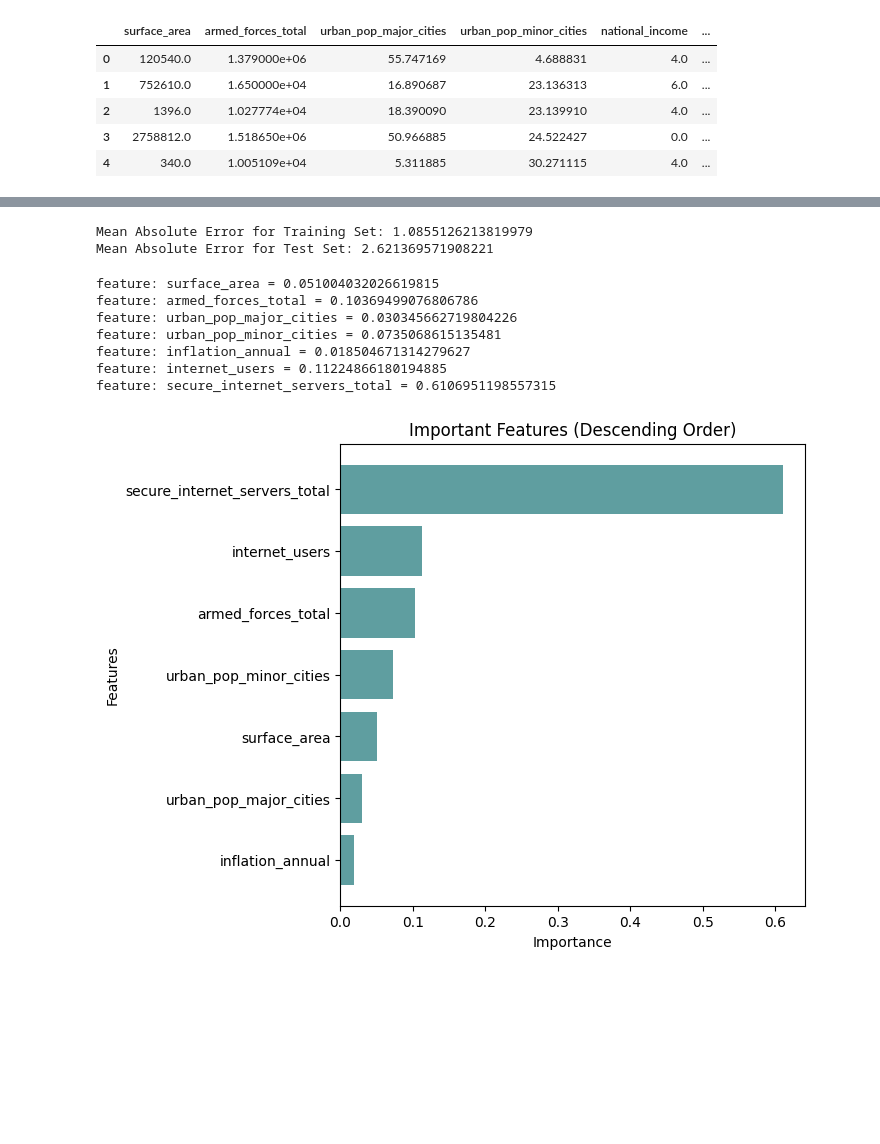
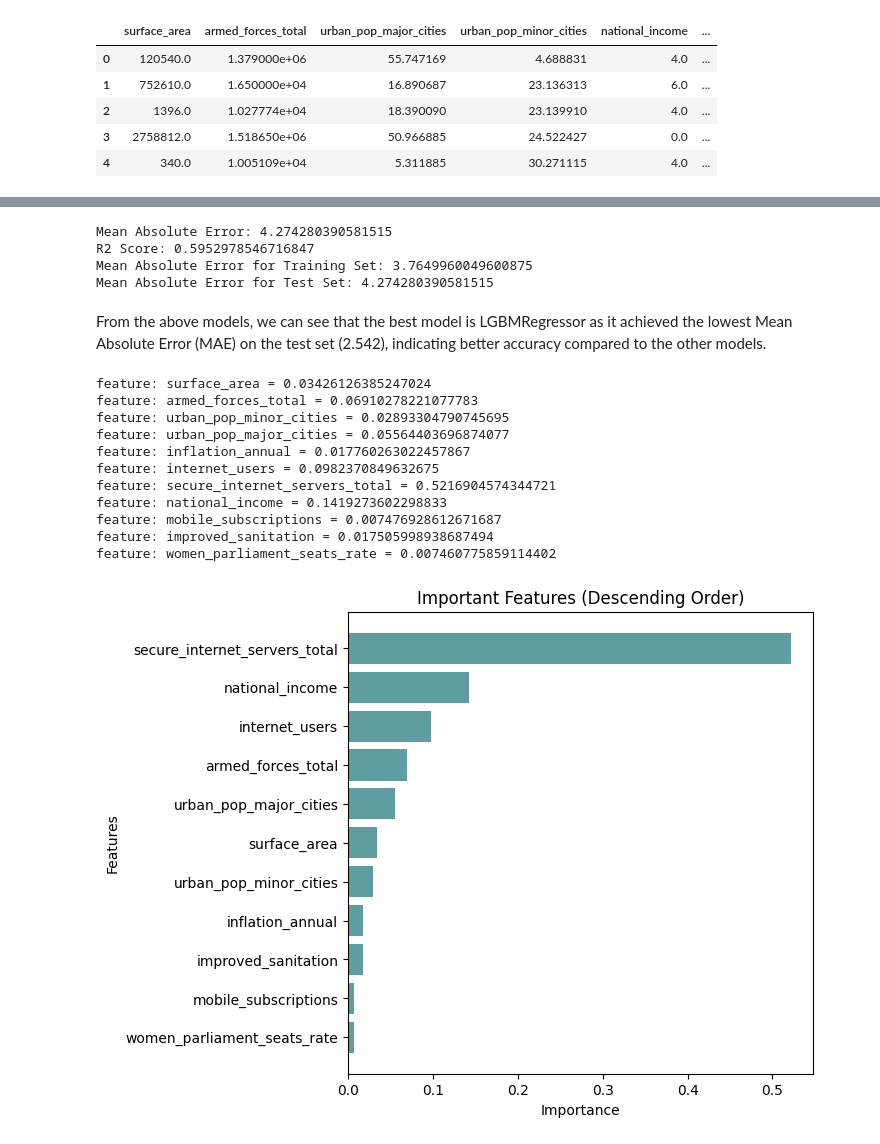
Before and after one commit to burakbinmunir/Life_Expectancy, a Jupyter notebook: l201302_assignment02.ipynb, the cells around one changed output, grey strips where cells are left out. Cells and saved outputs as stored; diff of their text form; code cells hidden in the pictures; blank space fills up the shorter version.

```diff
--- a/l201302_assignment02.ipynb
+++ b/l201302_assignment02.ipynb
@@ -492,6 +515,20 @@ data_copy = scaler.fit_transform(data_copy)
+# %%
+# now we will standardize the columns in original data from data_copy
+data_copy = pd.DataFrame(data_copy, columns=['surface_area', 'armed_forces_total', 'urban_pop_minor_cities',
+                                             'urban_pop_major_cities', 'inflation_annual', 'internet_users',
+                                             'secure_internet_servers_total'])
+
+# Add back the columns that were not standardized
+data_copy = pd.concat([data_copy, data[cols]], axis=1)
 # %%
+# Train Test Split
+
 # train test split
+data_copy.drop('life_expectancy', axis=1, inplace=True)
+
 X = data_copy
 y = data['life_expectancy']
 
 X_train, X_test, y_train, y_test = train_test_split(X, y, test_size=0.2, random_state=42)
+print("Training Set Dimensions: ", X_train.shape, y_train.shape)
+print("Testing Set Dimensions: ", X_test.shape, y_test.shape)
@@ -513,7 +615,25 @@ R2 Score: 0.7408323220287585
 # %%
+# Apply Bayesian Ridge Regressor
+
+br = BayesianRidge()
+br.fit(X_train, y_train)
+y_pred = br.predict(X_test)
+
+mae = mean_absolute_error(y_test, y_pred)
+print("Mean Absolute Error:", mae)
+
+r2 = r2_score(y_test, y_pred)
+print("R2 Score:", r2)
+
 # Measure mean absolute error for training and validation sets
-print('Mean Absolute Error for Training Set:', mean_absolute_error(y_train, rf.predict(X_train)))
-print('Mean Absolute Error for Test Set:', mean_absolute_error(y_test, rf.predict(X_test)))
+print('Mean Absolute Error for Training Set:', mean_absolute_error(y_train, br.predict(X_train)))
+print('Mean Absolute Error for Test Set:', mean_absolute_error(y_test, br.predict(X_test)))
 # %% [output]
-Mean Absolute Error for Training Set: 1.0855126213819979
-Mean Absolute Error for Test Set: 2.621369571908221
+Mean Absolute Error: 4.274280390581515
+R2 Score: 0.5952978546716847
+Mean Absolute Error for Training Set: 3.7649960049600875
+Mean Absolute Error for Test Set: 4.274280390581515
+# %% [markdown]
+From the above models, we can see that the best model is LGBMRegressor
+as it achieved the lowest Mean Absolute Error (MAE) on the test set (2.542),
+indicating better accuracy compared to the other models.
@@ -520,32 +644,36 @@ Mean Absolute Error for Test Set: 2.621369571908221
 # %%
 # important features for random forest regressor
-for name, importance in zip(with_out_col_data.columns, rf.feature_importances_):
+for name, importance in zip(data_copy.columns, rf.feature_importances_):
     print('feature:', name, "=", importance)
 # %% [output]
-feature: surface_area = 0.051004032026619815
-feature: armed_forces_total = 0.10369499076806786
-feature: urban_pop_major_cities = 0.030345662719804226
-feature: urban_pop_minor_cities = 0.0735068615135481
-feature: inflation_annual = 0.018504671314279627
-feature: internet_users = 0.11224866180194885
-feature: secure_internet_servers_total = 0.6106951198557315
+feature: surface_area = 0.03426126385247024
+feature: armed_forces_total = 0.06910278221077783
+feature: urban_pop_minor_cities = 0.02893304790745695
+feature: urban_pop_major_cities = 0.05564403696874077
+feature: inflation_annual = 0.017760263022457867
+feature: internet_users = 0.0982370849632675
+feature: secure_internet_servers_total = 0.5216904574344721
+feature: national_income = 0.1419273602298833
+feature: mobile_subscriptions = 0.007476928612671687
+feature: improved_sanitation = 0.017505998938687494
+feature: women_parliament_seats_rate = 0.007460775859114402
 # %%
 # Sample data
-features = with_out_col_data.columns  # Assuming these are your feature names
+features = data_copy.columns  # Assuming these are your feature names
 importances = rf.feature_importances_  # Assuming these are your feature importances from a RandomForest model
 
 # Sort the features and importances in descending order
 sorted_indices = np.argsort(importances)[::-1]
 sorted_features = [features[i] for i in sorted_indices]
 sorted_importances = [importances[i] for i in sorted_indices]
 
 # Create horizontal bar graph in descending order
 plt.figure(figsize=(6, 6))
 plt.barh(sorted_features, sorted_importances, color='cadetblue')
 plt.xlabel('Importance')
 plt.ylabel('Features')
 plt.title('Important Features (Descending Order)')
 plt.gca().invert_yaxis()  # Invert y-axis to show the most important feature at the top
 plt.show()
 # %% [output]
-[figure, old version]
+[figure, new version]
```
Also changed, not shown: parts of 9 cells of this notebook, 1 other file.
